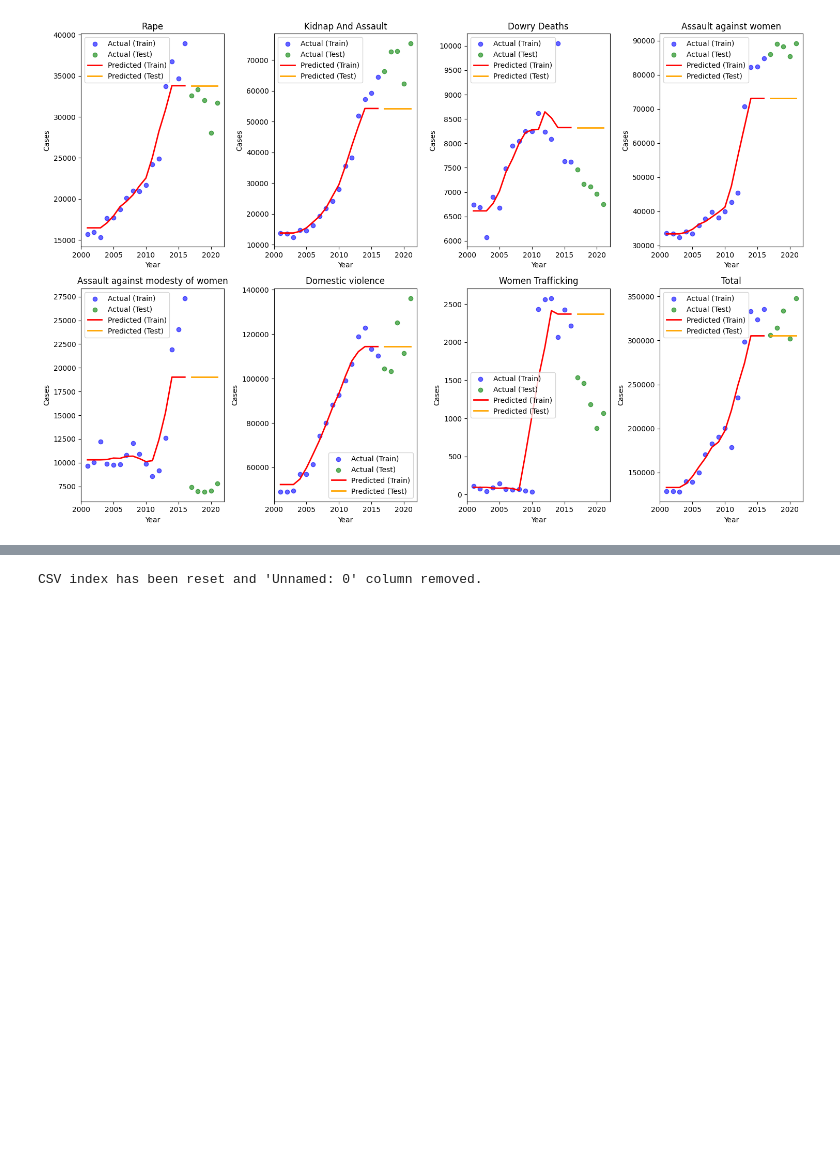
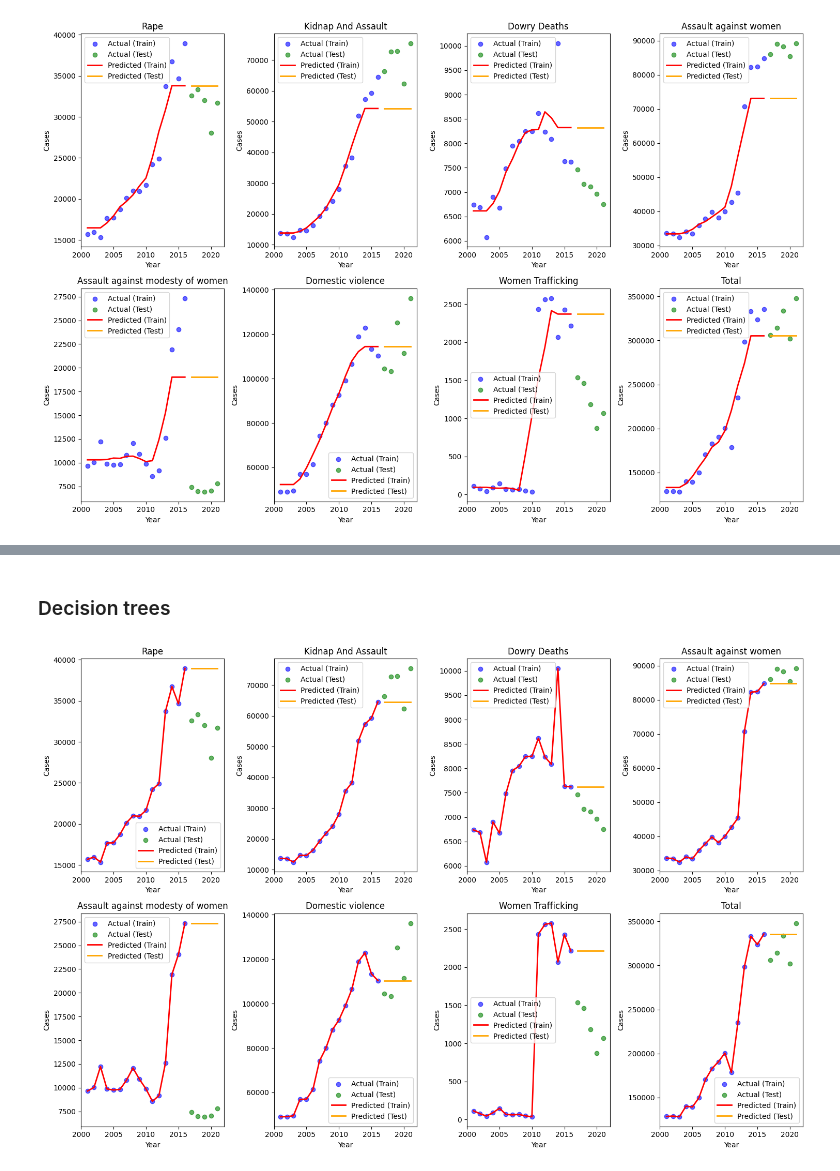
Before and after one commit to stanleyedward/crimes_against_women_india_Analysis, a Jupyter notebook: crime_prediction2021.ipynb, the cells around one changed output, grey strips where cells are left out. Cells and saved outputs as stored; diff of their text form; code cells hidden in the pictures; blank space fills up the shorter version.

```diff
--- a/crime_prediction2021.ipynb
+++ b/crime_prediction2021.ipynb
@@ -910,19 +894,59 @@ CSV index has been reset to start from 0.
-# %%
-import pandas as pd
-
-# Load the CSV file
-file_path = 'updated_file.csv'  # Update with your CSV file path
-df = pd.read_csv(file_path)
-
-# Remove the 'Unnamed: 0' column
-df = df.drop(columns=['Unnamed: 0'])
-
-# Reset the index to start from 0 and make it a new column
-df.reset_index(drop=False, inplace=True)
-
-# Save the updated dataframe back to CSV
-df.to_csv('updated_file.csv', index=False)
-
-print("CSV index has been reset, and a new index column has been added.")
-# %% [output]
-CSV index has been reset and 'Unnamed: 0' column removed.
+# %% [markdown]
+
+### Decision trees
+# %%
+import numpy as np
+import pandas as pd
+import matplotlib.pyplot as plt
+from sklearn.tree import DecisionTreeRegressor
+from sklearn.model_selection import train_test_split
+
+# List of crime types
+crime_types = ["Rape", "Kidnap And Assault", "Dowry Deaths",
+               "Assault against women",
+               "Assault against modesty of women", "Domestic violence",
+               "Women Trafficking", "Total"]
+
+# Extract features and targets
+x = tf_1[["Year"]]
+y = tf_1[crime_types]
+
+# Split data into training and testing sets
+x_train, x_test, y_train, y_test = train_test_split(x, y, test_size=0.2, random_state=42, shuffle=False)
+
+# Create the plot
+fig, ax = plt.subplots(2, 4, figsize=(15, 10))
+
+for i, crime_type in enumerate(crime_types):
+    row = i // 4
+    col = i % 4
+
+    # Get the training and testing data for the current crime type
+    y_train_crime = y_train[crime_type]
+    y_test_crime = y_test[crime_type]
+
+    # Train Decision Tree Regressor model
+    model = DecisionTreeRegressor(random_state=42)
+    model.fit(x_train, y_train_crime)
+
+    # Predict on training and testing sets
+    y_train_pred = model.predict(x_train)
+    y_test_pred = model.predict(x_test)
+
+    # Plot the actual vs predicted values
+    ax[row, col].scatter(x_train, y_train_crime, color='blue', label='Actual (Train)', alpha=0.6)
+    ax[row, col].scatter(x_test, y_test_crime, color='green', label='Actual (Test)', alpha=0.6)
+    ax[row, col].plot(x_train, y_train_pred, color='red', linewidth=2, label='Predicted (Train)')
+    ax[row, col].plot(x_test, y_test_pred, color='orange', linewidth=2, label='Predicted (Test)')
+
+    # Set plot titles and labels
+    ax[row, col].set_title(crime_type)
+    ax[row, col].set_xlabel('Year')
+    ax[row, col].set_ylabel('Cases')
+    ax[row, col].legend()
+
+# Adjust layout and show the plot
+plt.tight_layout()
+plt.show()
+# %% [output]
+[figure, added]
```
Also changed, not shown: parts of 5 cells of this notebook, 1 other file.
